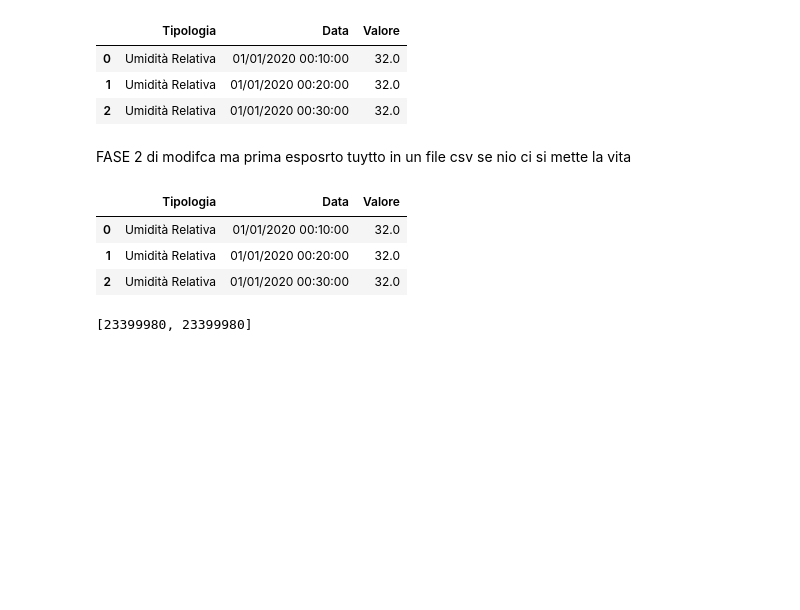
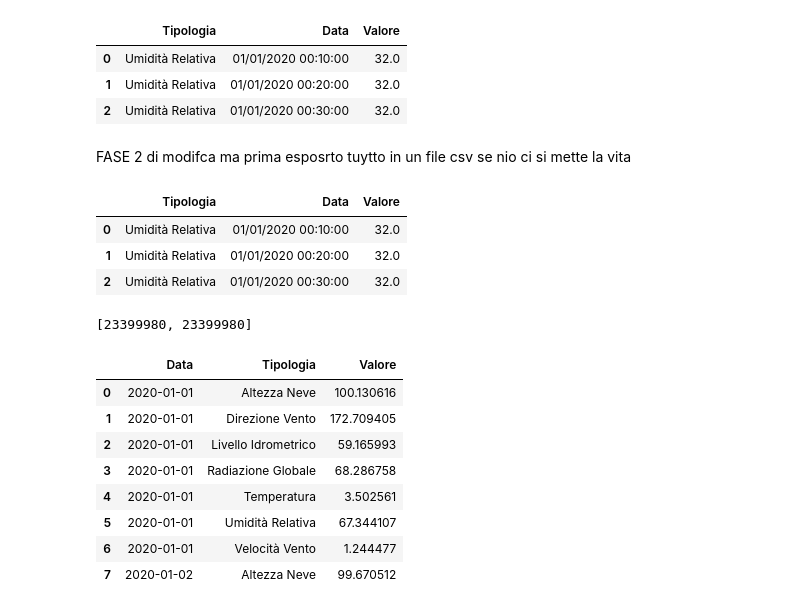
Before and after one commit to Tambup/MLDM_COVID-19, a Jupyter notebook: Meto_DataSet.ipynb, the cells around one changed output. Saved outputs shown, nothing was run; the diff lists cells and outputs as text; code cells hidden in the pictures; blank space fills up the shorter version.

```diff
--- a/Meto_DataSet.ipynb
+++ b/Meto_DataSet.ipynb
@@ -106,4 +106,15 @@ print(variazione_righe)
 # %% [output]
 [23399980, 23399980]
 # %%
-stazioni_con_dati_media_giornaliera=stazioni_con_dati_mod.groupby(['Data', 'Tipologia'])['Valore'].mean()
+stazioni_con_dati_media_giornaliera=stazioni_con_dati_mod.groupby(['Data', 'Tipologia'])['Valore'].mean().reset_index()
+stazioni_con_dati_media_giornaliera.head(8)
+# %% [output]
+|  | Data | Tipologia | Valore |
+| 0 | 2020-01-01 | Altezza Neve | 100.130616 |
+| 1 | 2020-01-01 | Direzione Vento | 172.709405 |
+| 2 | 2020-01-01 | Livello Idrometrico | 59.165993 |
+| 3 | 2020-01-01 | Radiazione Globale | 68.286758 |
+| 4 | 2020-01-01 | Temperatura | 3.502561 |
+| 5 | 2020-01-01 | Umidità Relativa | 67.344107 |
+| 6 | 2020-01-01 | Velocità Vento | 1.244477 |
+| 7 | 2020-01-02 | Altezza Neve | 99.670512 |
```
Also changed, not shown: parts of 2 cells of this notebook.
